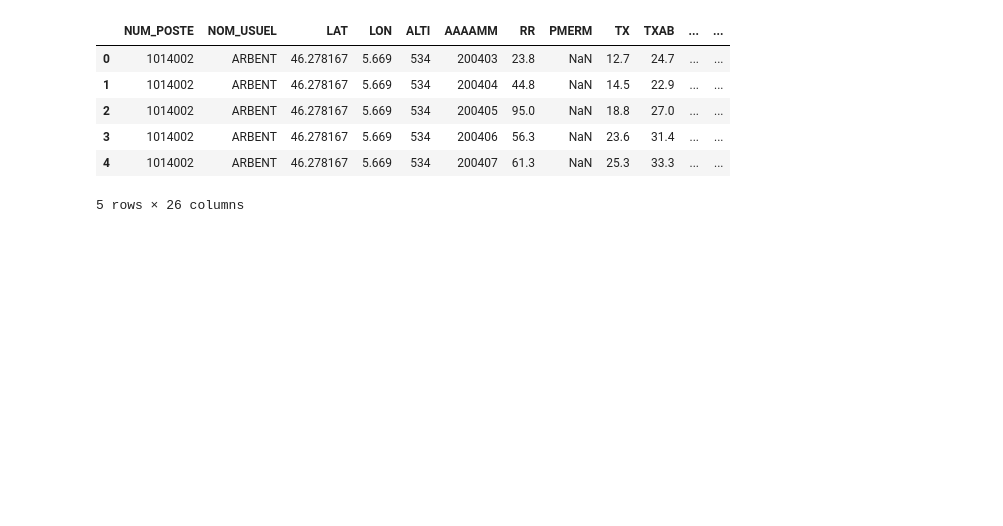
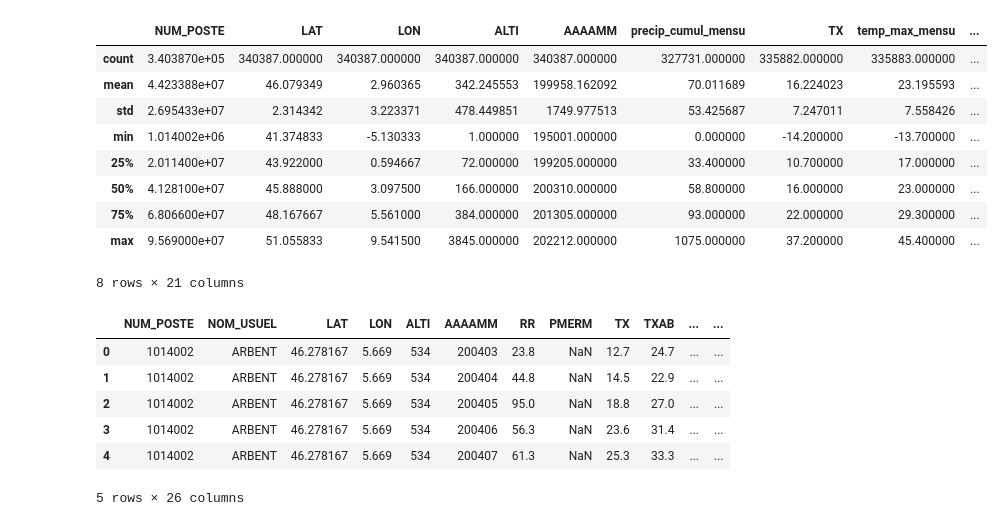
Before and after one commit to tristanGIANDO/jedha_final_project, a Jupyter notebook: jedha_final_project/EDA/datameteo_france_01.ipynb, the cells around one changed output. Saved outputs shown, nothing was run; the diff lists cells and outputs as text; code cells hidden in the pictures; blank space fills up the shorter version.

```diff
--- a/jedha_final_project/EDA/datameteo_france_01.ipynb
+++ b/jedha_final_project/EDA/datameteo_france_01.ipynb
@@ -15,3 +18,16 @@ df.head()
+# %%
+df.describe()
+# %% [output]
+|  | NUM_POSTE | LAT | LON | ALTI | AAAAMM | precip_cumul_mensu | TX | temp_max_mensu | ... |
+| count | 3.403870e+05 | 340387.000000 | 340387.000000 | 340387.000000 | 340387.000000 | 327731.000000 | 335882.000000 | 335883.000000 | ... |
+| mean | 4.423388e+07 | 46.079349 | 2.960365 | 342.245553 | 199958.162092 | 70.011689 | 16.224023 | 23.195593 | ... |
+| std | 2.695433e+07 | 2.314342 | 3.223371 | 478.449851 | 1749.977513 | 53.425687 | 7.247011 | 7.558426 | ... |
+| min | 1.014002e+06 | 41.374833 | -5.130333 | 1.000000 | 195001.000000 | 0.000000 | -14.200000 | -13.700000 | ... |
+| 25% | 2.011400e+07 | 43.922000 | 0.594667 | 72.000000 | 199205.000000 | 33.400000 | 10.700000 | 17.000000 | ... |
+| 50% | 4.128100e+07 | 45.888000 | 3.097500 | 166.000000 | 200310.000000 | 58.800000 | 16.000000 | 23.000000 | ... |
+| 75% | 6.806600e+07 | 48.167667 | 5.561000 | 384.000000 | 201305.000000 | 93.000000 | 22.000000 | 29.300000 | ... |
+| max | 9.569000e+07 | 51.055833 | 9.541500 | 3845.000000 | 202212.000000 | 1075.000000 | 37.200000 | 45.400000 | ... |
+8 rows × 21 columns
 # %%
 df["departement_num"] = df["NUM_POSTE"].astype(str).str[:2]
 df.head()
```
Also changed, not shown: parts of 9 cells of this notebook.
